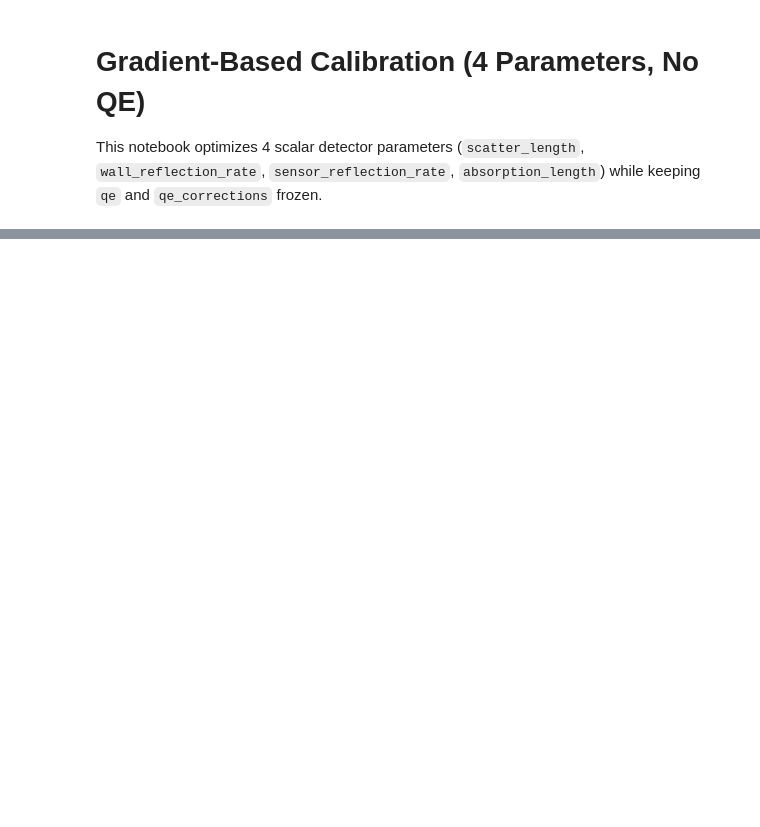
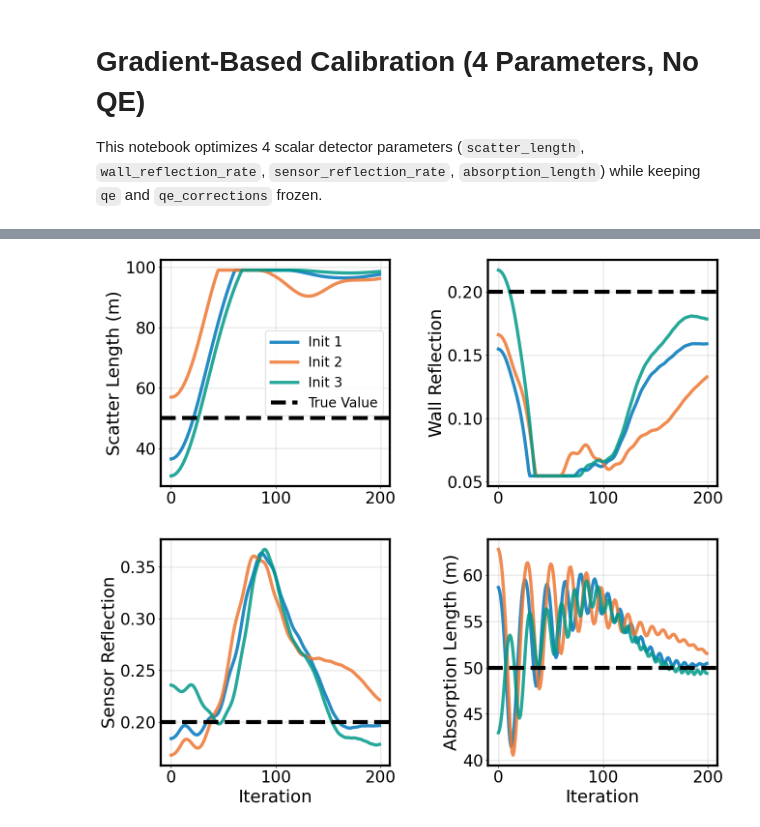
Before and after one commit to CIDeR-ML/LUCiD, a Jupyter notebook: good_notebooks/calibration/grad_param_calibration_multi_init_no_qe.ipynb, the cells around one changed output, grey strips where cells are left out. Saved outputs shown, nothing was run; the diff lists cells and outputs as text; code cells hidden in the pictures; blank space fills up the shorter version.

```diff
--- a/good_notebooks/calibration/grad_param_calibration_multi_init_no_qe.ipynb
+++ b/good_notebooks/calibration/grad_param_calibration_multi_init_no_qe.ipynb
@@ -91,13 +105,13 @@ def generate_initial_guesses(true_params, n_guesses, frac_diff, key):
         key, subkey = jax.random.split(key)
         mults = jax.random.uniform(subkey, shape=(4,), minval=1-frac_diff, maxval=1+frac_diff)
         # Create perturbed DetectorParams — only vary trainable fields
-        guess = DetectorParams(
-            scatter_length=jnp.clip(true_params.scatter_length * mults[0], 0.01, 100.0),
-            wall_reflection_rate=jnp.clip(true_params.wall_reflection_rate * mults[1], 0.01, 0.5),
-            sensor_reflection_rate=jnp.clip(true_params.sensor_reflection_rate * mults[2], 0.01, 0.4),
-            absorption_length=jnp.clip(true_params.absorption_length * mults[3], 0.01, 500.0),
-            qe=true_params.qe,
-            qe_corrections=true_params.qe_corrections,
+        guess = DetectorParams.from_flat(
+            scatter_length=jnp.clip(get_flat(true_params, 'scatter_length') * mults[0], 0.01, 100.0),
+            wall_reflection_rate=jnp.clip(get_flat(true_params, 'wall_reflection_rate') * mults[1], 0.01, 0.5),
+            sensor_reflection_rate=jnp.clip(get_flat(true_params, 'sensor_reflection_rate') * mults[2], 0.01, 0.4),
+            absorption_length=jnp.clip(get_flat(true_params, 'absorption_length') * mults[3], 0.01, 500.0),
+            qe=get_flat(true_params, 'qe'),
+            qe_corrections=get_flat(true_params, 'qe_corrections'),
         )
         guesses.append(guess)
     return guesses
@@ -124,10 +142,10 @@ def step_fn(params):
 # %%
 def run_single_optimization(initial_guess, loss_fn, guess_idx=0):
     print(f"\n--- Initial Guess {guess_idx+1} ---")
-    print(f"  Scatter: {float(initial_guess.scatter_length):.2f} m (true: {float(TRUE_PARAMS.scatter_length):.2f})")
-    print(f"  Wall Refl: {float(initial_guess.wall_reflection_rate):.3f} (true: {float(TRUE_PARAMS.wall_reflection_rate):.3f})")
-    print(f"  Sensor Refl: {float(initial_guess.sensor_reflection_rate):.3f} (true: {float(TRUE_PARAMS.sensor_reflection_rate):.3f})")
-    print(f"  Absorption: {float(initial_guess.absorption_length):.2f} m (true: {float(TRUE_PARAMS.absorption_length):.2f})")
+    print(f"  Scatter: {float(get_flat(initial_guess, 'scatter_length')):.2f} m (true: {float(get_flat(TRUE_PARAMS, 'scatter_length')):.2f})")
+    print(f"  Wall Refl: {float(get_flat(initial_guess, 'wall_reflection_rate')):.3f} (true: {float(get_flat(TRUE_PARAMS, 'wall_reflection_rate')):.3f})")
+    print(f"  Sensor Refl: {float(get_flat(initial_guess, 'sensor_reflection_rate')):.3f} (true: {float(get_flat(TRUE_PARAMS, 'sensor_reflection_rate')):.3f})")
+    print(f"  Absorption: {float(get_flat(initial_guess, 'absorption_length')):.2f} m (true: {float(get_flat(TRUE_PARAMS, 'absorption_length')):.2f})")
 
     # Normalize to [0,1]
     params = normalize_params(initial_guess, bounds_min, bounds_max)
@@ -167,18 +185,18 @@ def run_single_optimization(initial_guess, loss_fn, guess_idx=0):
         grad_leaves = jax.tree.leaves(grad_val)
         gradient_norms.append(float(jnp.sqrt(sum(jnp.sum(g**2) for g in grad_leaves))))
 
-        true_arr = jnp.array([float(TRUE_PARAMS.scatter_length), float(TRUE_PARAMS.wall_reflection_rate),
-                              float(TRUE_PARAMS.sensor_reflection_rate), float(TRUE_PARAMS.absorption_length)])
-        curr_arr = jnp.array([float(denorm.scatter_length), float(denorm.wall_reflection_rate),
-                              float(denorm.sensor_reflection_rate), float(denorm.absorption_length)])
+        true_arr = jnp.array([float(get_flat(TRUE_PARAMS, 'scatter_length')), float(get_flat(TRUE_PARAMS, 'wall_reflection_rate')),
+                              float(get_flat(TRUE_PARAMS, 'sensor_reflection_rate')), float(get_flat(TRUE_PARAMS, 'absorption_length'))])
+        curr_arr = jnp.array([float(get_flat(denorm, 'scatter_length')), float(get_flat(denorm, 'wall_reflection_rate')),
+                              float(get_flat(denorm, 'sensor_reflection_rate')), float(get_flat(denorm, 'absorption_length'))])
         mse = float(jnp.mean((curr_arr - true_arr) ** 2))
         pbar.set_postfix(loss=f"{float(loss_val):.4f}", mse=f"{mse:.6f}")
 
     runtime = time.time() - start_time
     final_params = denormalize_params(params, bounds_min, bounds_max)
 
-    final_arr = jnp.array([float(final_params.scatter_length), float(final_params.wall_reflection_rate),
-                           float(final_params.sensor_reflection_rate), float(final_params.absorption_length)])
+    final_arr = jnp.array([float(get_flat(final_params, 'scatter_length')), float(get_flat(final_params, 'wall_reflection_rate')),
+                           float(get_flat(final_params, 'sensor_reflection_rate')), float(get_flat(final_params, 'absorption_length'))])
     param_errors = jnp.abs(final_arr - true_arr)
     final_mse = float(jnp.mean(param_errors ** 2))
 
@@ -197,8 +215,8 @@ def run_single_optimization(initial_guess, loss_fn, guess_idx=0):
         'initial_guess': initial_guess,
     }
 # %%
-true_arr = jnp.array([float(TRUE_PARAMS.scatter_length), float(TRUE_PARAMS.wall_reflection_rate),
-                      float(TRUE_PARAMS.sensor_reflection_rate), float(TRUE_PARAMS.absorption_length)])
+true_arr = jnp.array([float(get_flat(TRUE_PARAMS, 'scatter_length')), float(get_flat(TRUE_PARAMS, 'wall_reflection_rate')),
+                      float(get_flat(TRUE_PARAMS, 'sensor_reflection_rate')), float(get_flat(TRUE_PARAMS, 'absorption_length'))])
 # %%
 results_list = []
 print(f"Running {N_INIT_GUESSES} optimization runs...")
@@ -264,32 +313,34 @@ plt.show()
 # %%
 plt.rcParams.update({
     'font.size': 24, 'axes.labelsize': 26, 'xtick.labelsize': 24,
     'ytick.labelsize': 24, 'legend.fontsize': 20,
     'axes.linewidth': 3.2, 'grid.alpha': 0.3, 'grid.linewidth': 2.0
 })
 
 param_plot_names = ['Scatter Length (m)', 'Wall Reflection', 'Sensor Reflection', 'Absorption Length (m)']
 param_plot_fields = ['scatter_length', 'wall_reflection_rate', 'sensor_reflection_rate', 'absorption_length']
 true_plot_vals = true_arr
 
 fig, axes = plt.subplots(2, 2, figsize=(13.6, 12.0))
 axes = axes.flatten()
 
 for pidx, (pname, field) in enumerate(zip(param_plot_names, param_plot_fields)):
     ax = axes[pidx]
     for gidx, results in enumerate(results_list):
-        vals = [float(getattr(ph, field)) for ph in results['param_history']]
+        vals = [float(get_flat(ph, field)) for ph in results['param_history']]
         ax.plot(range(len(vals)), vals, color=COLORS[gidx % len(COLORS)],
                 linewidth=4.8, alpha=0.85, label=f'Init {gidx+1}')
     ax.axhline(y=true_plot_vals[pidx], color='black', linestyle='--', linewidth=6.0, label='True Value')
     if pidx >= 2:
         ax.set_xlabel('Iteration')
     ax.set_ylabel(pname)
     ax.grid(True, alpha=0.25)
     if pidx == 0:
         ax.legend(loc='best', framealpha=0.9)
 
 plt.tight_layout(w_pad=2, h_pad=2)
-plt.savefig('figures/multi_init_no_qe_parameter_evolution_v2.png', dpi=600, bbox_inches='tight', pad_inches=0.3)
-plt.savefig('figures/multi_init_no_qe_parameter_evolution_v2.pdf', format='pdf', bbox_inches='tight', pad_inches=0.3)
+
+
 plt.show()
+# %% [output]
+[figure, added]
```
Also changed, not shown: parts of 7 cells of this notebook, 1 other file.
